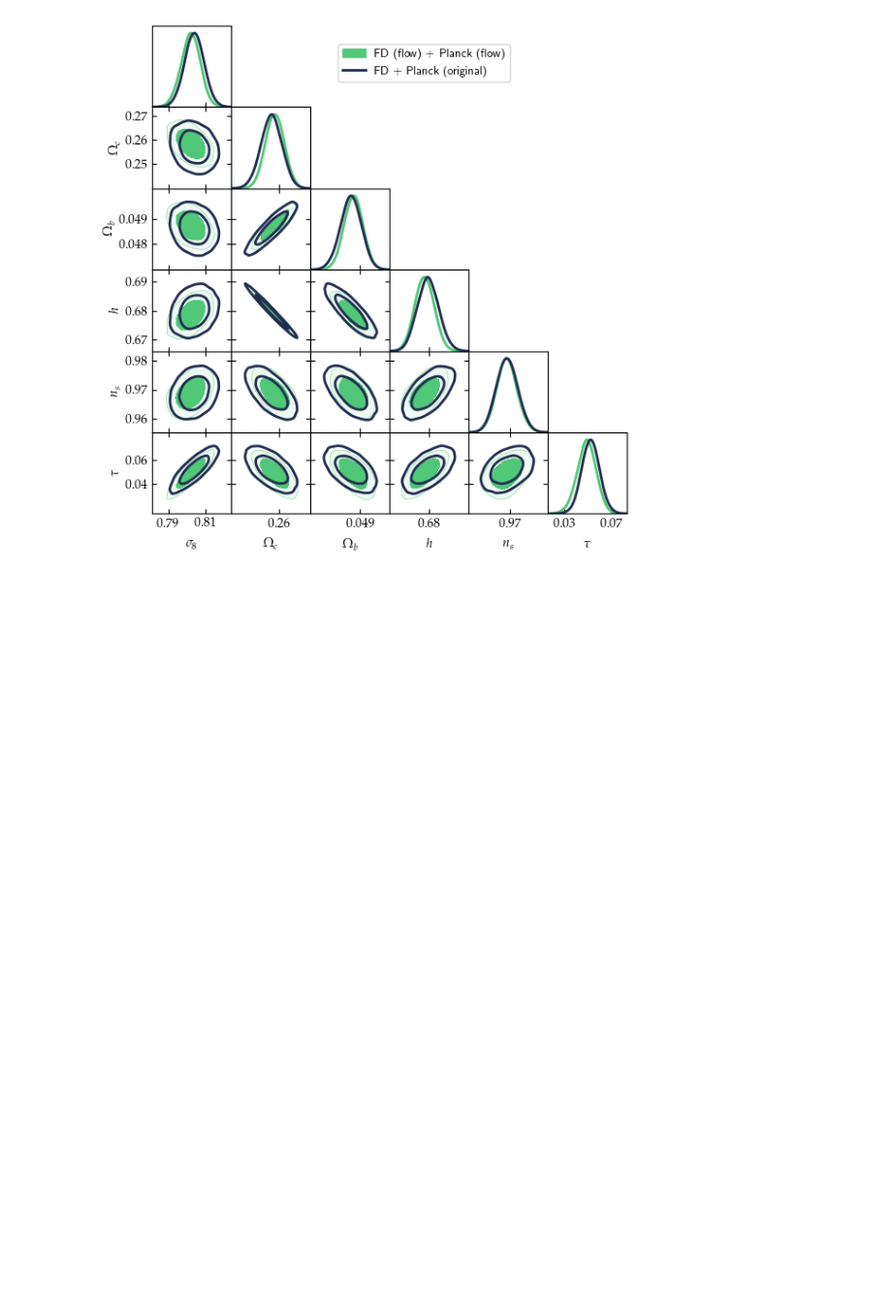
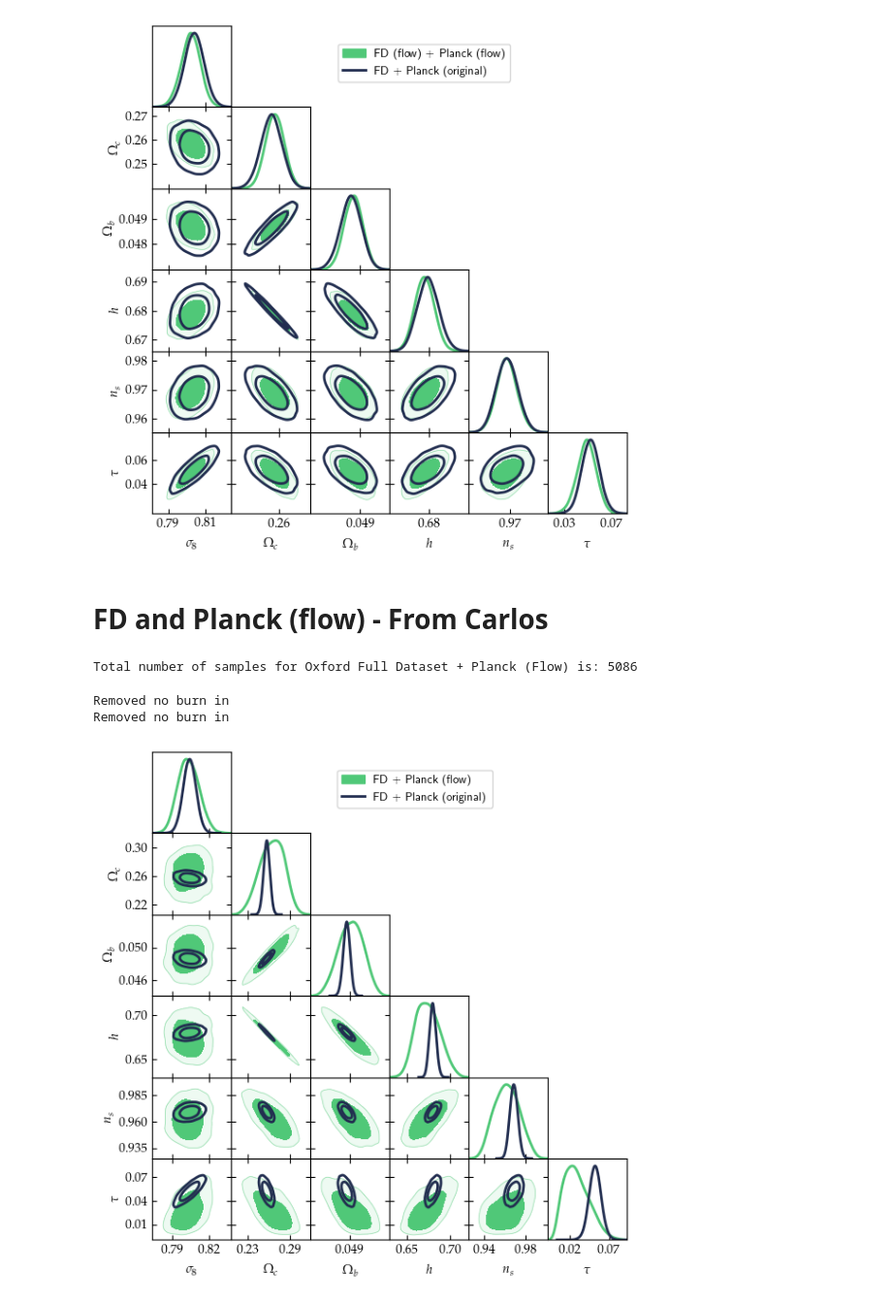
Before and after one commit to Harry45/emuflow, a Jupyter notebook: Planck-Tau.ipynb, the cells around one changed output. Shown at 97% size. Saved outputs shown, nothing was run; the diff lists cells and outputs as text; code cells hidden in the pictures; blank space fills up the shorter version.

```diff
--- a/Planck-Tau.ipynb
+++ b/Planck-Tau.ipynb
@@ -232,3 +233,33 @@ triangle_cosmology(original_samples.values, mcmc_samples_flow, 'FD + Planck (ori
 Removed no burn in
 Removed no burn in
 [figure]
+# %% [markdown]
+# FD and Planck (flow) - From Carlos
+# %%
+def process_samples_FD_P18_flow(burnin=None, thin=None):
+    fname = 'FD_Garcia-Garcia2021_dzMarg_mMarg_P18flowtau0_lcdm_nu'
+    columns = [-6, 3, 4, 5, 6, 7]
+    record = []
+    for i in range(4):
+        samples = np.loadtxt(f'originalsamples/{fname}/{fname}.{i+1}.txt')
+        cosmologies = samples[:,columns]
+        if burnin is not None:
+            start = int(cosmologies.shape[0] * burnin)
+            cosmologies = cosmologies[start:]
+        if thin is not None:
+            cosmologies = cosmologies[0::thin]
+        record.append(cosmologies)
+    record = np.concatenate(record)
+    df = pd.DataFrame(record, columns=COLS_tau)
+    print(f'Total number of samples for Oxford Full Dataset + Planck (Flow) is: {df.shape[0]}')
+    return df
+# %%
+fd_planck_flow = process_samples_FD_P18_flow(burnin=0.25)
+# %% [output]
+Total number of samples for Oxford Full Dataset + Planck (Flow) is: 5086
+# %%
+triangle_cosmology(original_samples.values, fd_planck_flow.values, 'FD + Planck (original)', 'FD + Planck (flow)')
+# %% [output]
+Removed no burn in
+Removed no burn in
+[figure, added]
```
Also changed, not shown: parts of 2 cells of this notebook, 4 other files.
